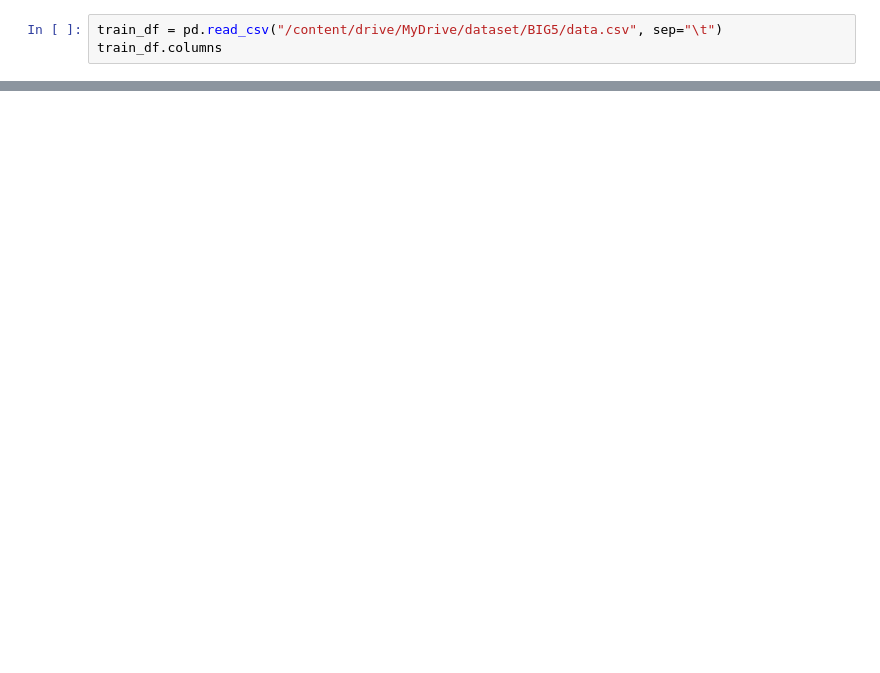
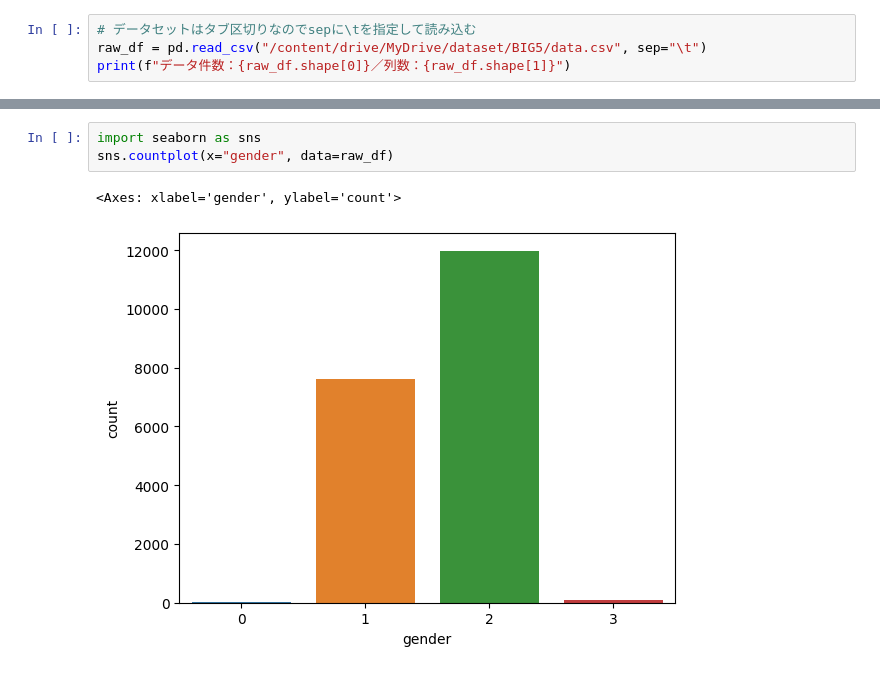
Before and after one commit to kero2no1/data_analytics, a Jupyter notebook: Data_analytics_outcome.ipynb, the cells around one changed output, grey strips where cells are left out. Saved outputs shown, nothing was run; the diff lists cells and outputs as text; blank space fills up the shorter version.

```diff
--- a/Data_analytics_outcome.ipynb
+++ b/Data_analytics_outcome.ipynb
@@ -6,4 +18,5 @@ import pandas as pd
 # %%
-train_df = pd.read_csv("/content/drive/MyDrive/dataset/BIG5/data.csv", sep="\t")
-train_df.columns
+# データセットはタブ区切りなのでsepに\tを指定して読み込む
+raw_df = pd.read_csv("/content/drive/MyDrive/dataset/BIG5/data.csv", sep="\t")
+print(f"データ件数：{raw_df.shape[0]}／列数：{raw_df.shape[1]}")
 # %% [output]
@@ -16,0 +93,6 @@ Index(['race', 'age', 'engnat', 'gender', 'hand', 'source', 'country', 'E1',
+# %%
+import seaborn as sns
+sns.countplot(x="gender", data=raw_df)
+# %% [output]
+<Axes: xlabel='gender', ylabel='count'>
+[figure, added]
```
Also changed, not shown: parts of 20 cells of this notebook.
